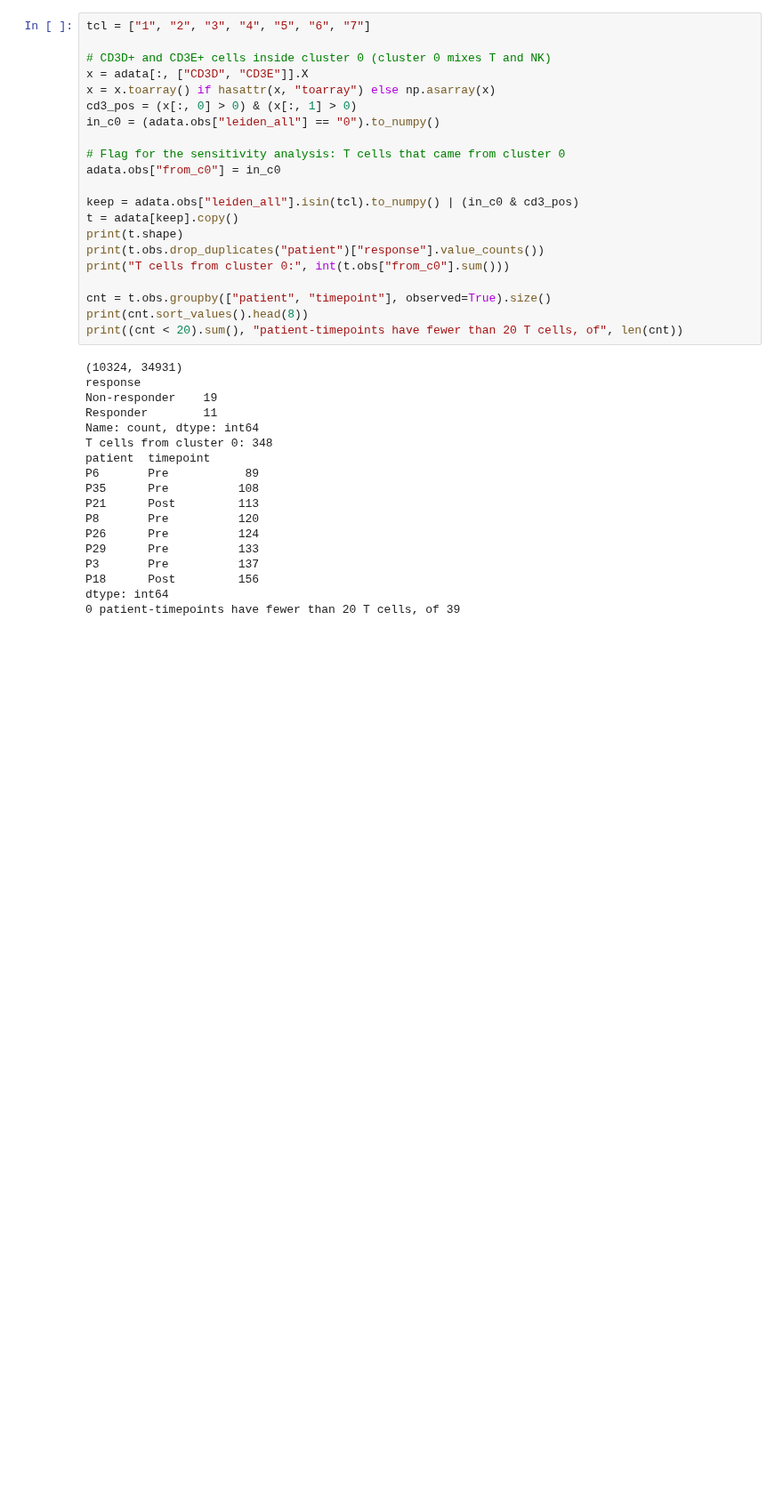
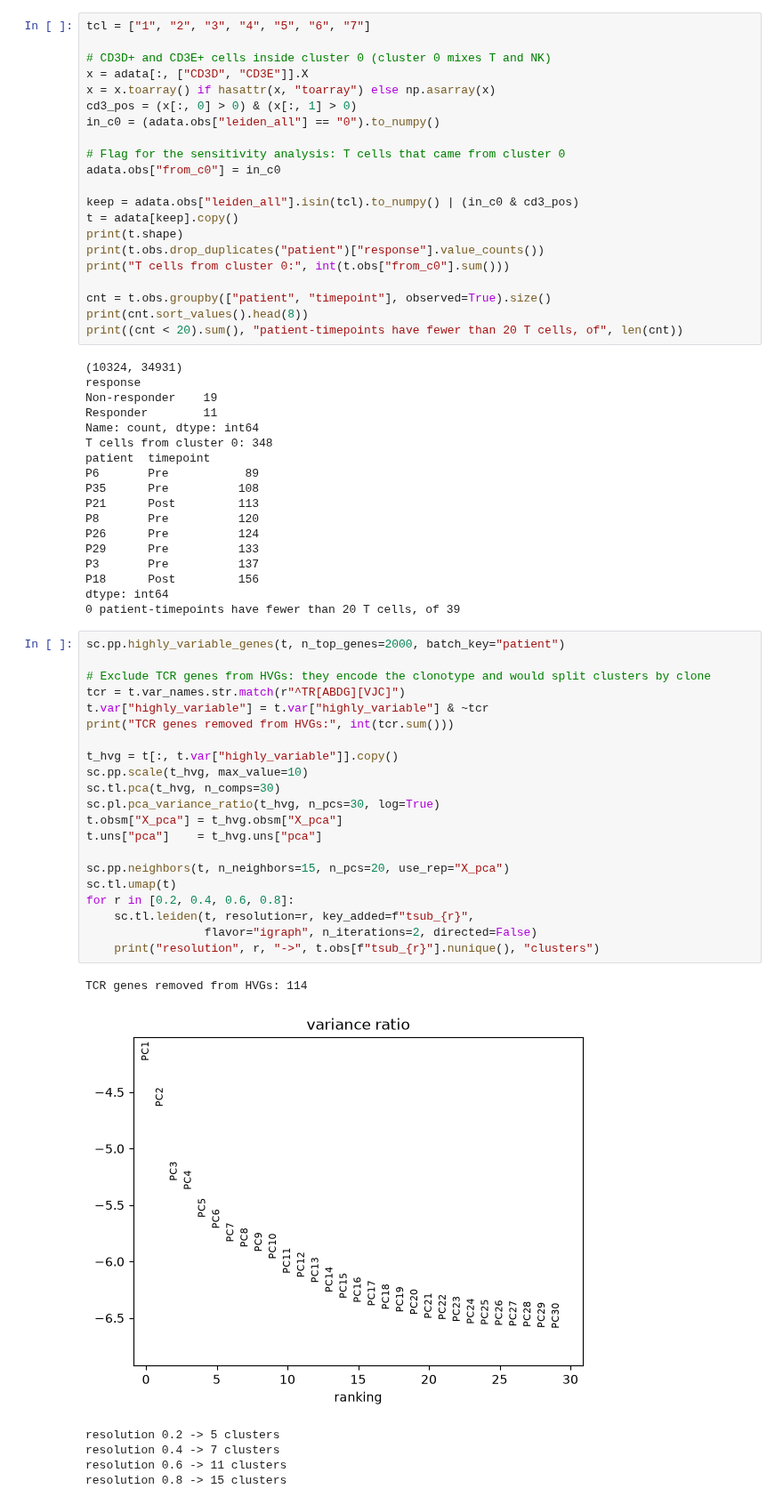
Before and after one commit to layakhosravi77-creator/melanoma-scrna-analysis, a Jupyter notebook: notebooks/GSE120575.ipynb, the cells around one changed output. Shown at 89% size. Saved outputs shown, nothing was run; the diff lists cells and outputs as text; blank space fills up the shorter version.

```diff
--- a/notebooks/GSE120575.ipynb
+++ b/notebooks/GSE120575.ipynb
@@ -781,3 +781,31 @@ P3       Pre          137
 P18      Post         156
 dtype: int64
 0 patient-timepoints have fewer than 20 T cells, of 39
+# %%
+sc.pp.highly_variable_genes(t, n_top_genes=2000, batch_key="patient")
+
+# Exclude TCR genes from HVGs: they encode the clonotype and would split clusters by clone
+tcr = t.var_names.str.match(r"^TR[ABDG][VJC]")
+t.var["highly_variable"] = t.var["highly_variable"] & ~tcr
+print("TCR genes removed from HVGs:", int(tcr.sum()))
+
+t_hvg = t[:, t.var["highly_variable"]].copy()
+sc.pp.scale(t_hvg, max_value=10)
+sc.tl.pca(t_hvg, n_comps=30)
+sc.pl.pca_variance_ratio(t_hvg, n_pcs=30, log=True)
+t.obsm["X_pca"] = t_hvg.obsm["X_pca"]
+t.uns["pca"]    = t_hvg.uns["pca"]
+
+sc.pp.neighbors(t, n_neighbors=15, n_pcs=20, use_rep="X_pca")
+sc.tl.umap(t)
+for r in [0.2, 0.4, 0.6, 0.8]:
+    sc.tl.leiden(t, resolution=r, key_added=f"tsub_{r}",
+                 flavor="igraph", n_iterations=2, directed=False)
+    print("resolution", r, "->", t.obs[f"tsub_{r}"].nunique(), "clusters")
+# %% [output]
+TCR genes removed from HVGs: 114
+[figure, added]
+resolution 0.2 -> 5 clusters
+resolution 0.4 -> 7 clusters
+resolution 0.6 -> 11 clusters
+resolution 0.8 -> 15 clusters
```
Also changed, not shown: 1 other file.
